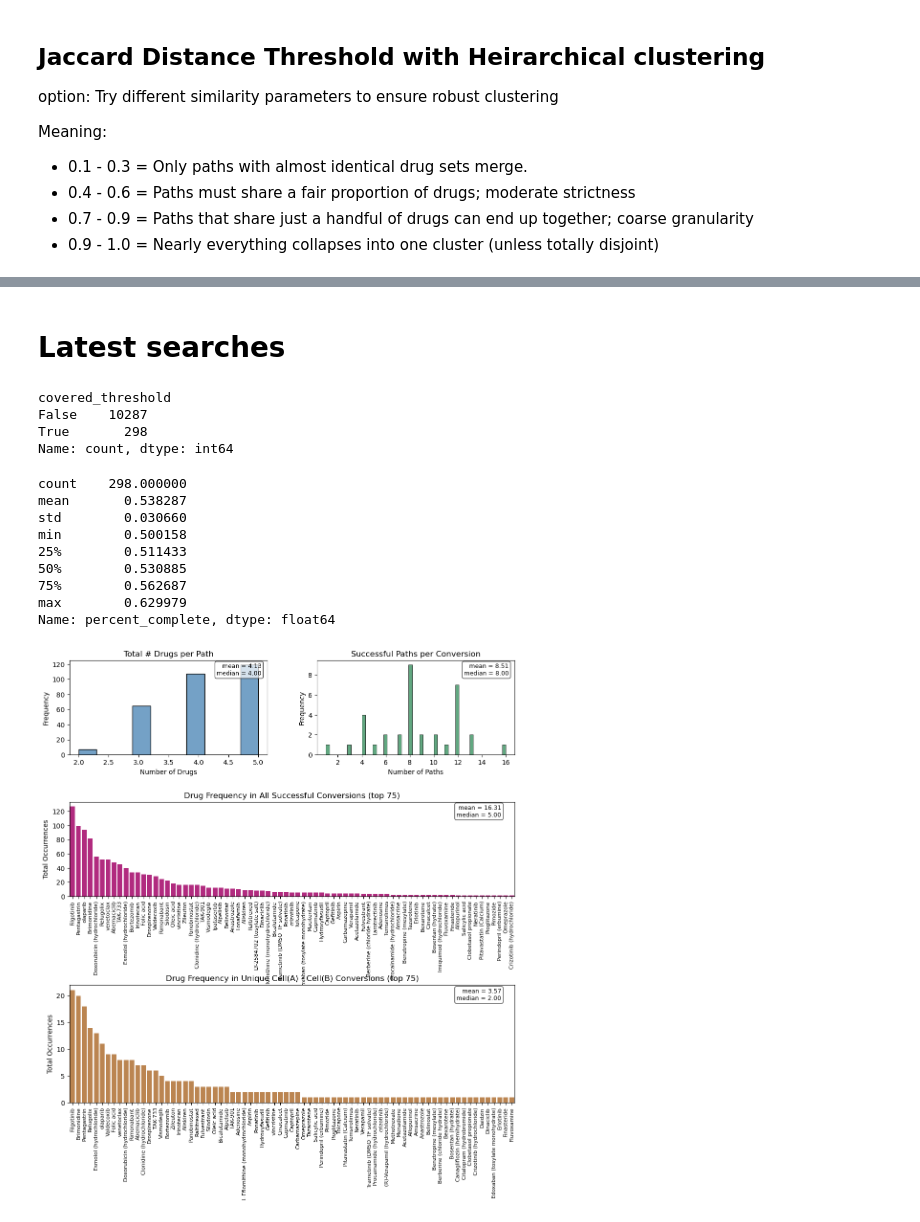
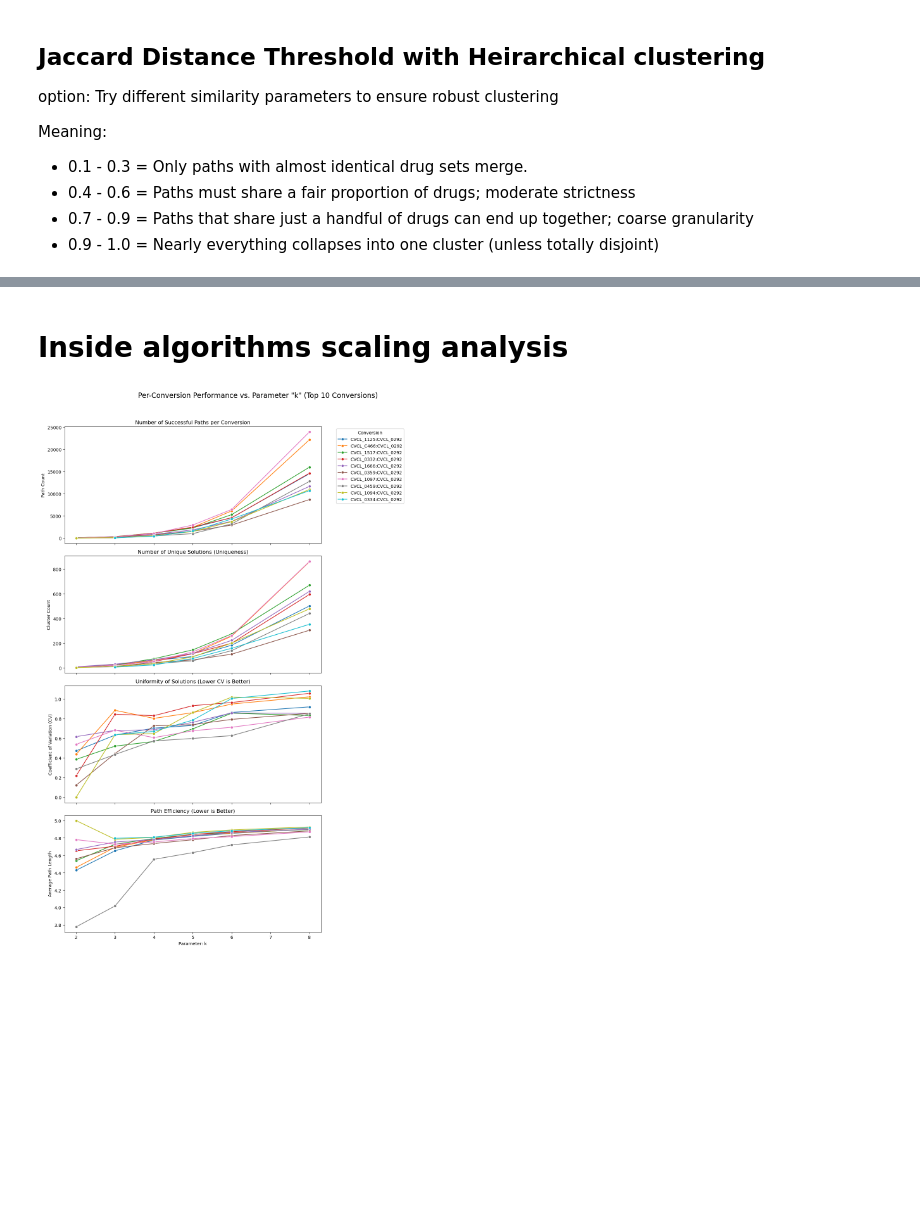
Before and after one commit to jbezney61/RL_single_cell, a Jupyter notebook: analysis/successful_paths_analytics.ipynb, the cells around one changed output, grey strips where cells are left out. Drawn from its saved outputs; the diff is of its cells as text; code cells hidden in the pictures; blank space fills up the shorter version.

```diff
--- a/analysis/successful_paths_analytics.ipynb
+++ b/analysis/successful_paths_analytics.ipynb
@@ -227,15 +133,0 @@ fig, axes = plot_path_and_conversion_stats(drug_matrix,
-# %%
-#now we can unsupervised cluster the conversions based on the drug matrix
-summary, detailed = cluster_all_conversions(
-    drug_matrix,
-    metric="jaccard",
-    distance_threshold=0.5,
-)
-
-#plot the summary of the clustering results
-fig, axes = plot_cluster_summary(
-    summary,
-    x_label="k-path",
-    figsize=(9, 5),
-    show=True
-)
@@ -244,39 +134,26 @@ fig, axes = plot_cluster_summary(
-# %% [markdown]
-# Latest searches
-# %%
-#read in the pickle file
-with open('../data_and_models/search_results_beam_k4_n5_debug.pkl', 'rb') as f:
-    df = pickle.load(f)
-print(df['covered_threshold'].value_counts())
-#filter down to only those that were successful
-df = df[df['covered_threshold']==True].copy()
-df['path'] = df['drug_sequence']
-# %% [output]
-covered_threshold
-False    10287
-True       298
-Name: count, dtype: int64
-# %%
-df['percent_complete'] = (df['starting_distance'] - df['final_distance'])/ df['starting_distance']
-df['percent_complete'].describe()
-# %% [output]
-count    298.000000
-mean       0.538287
-std        0.030660
-min        0.500158
-25%        0.511433
-50%        0.530885
-75%        0.562687
-max        0.629979
-Name: percent_complete, dtype: float64
-# %%
-#plot initial QC for the drug matrix - global metrics
-drug_matrix = build_conversion_drug_matrix(df)
-fig, axes = plot_path_and_conversion_stats(drug_matrix,
-                                    figsize=(12,12),
-                                    bins_drugs=10,
-                                    bins_conv=50,
-                                    top_n=75,
-                                    show=True)
-# %% [output]
-[figure, removed]
+# %% [markdown]
+# Inside algorithms scaling analysis
+# %%
+# This assumes the files are in the current directory.
+# If they are in a subdirectory, add the path (e.g., 'data_and_models/search_*')
+file_pattern = '../data_and_models/search_results_tree_k*_n5.pkl'
+files_to_analyze = glob.glob(file_pattern)
+
+# --- 2. Define the parameter name and the regex ---
+# The parameter you varied is 'k'.
+# The regex r'_k(\d+)_' finds the number between '_k' and '_'.
+param_name = 'k'
+param_regex = r'_k(\d+)_'
+
+# --- 3. Run the analysis ---
+if files_to_analyze:
+    results_summary, fig, axes = plot_per_conversion_trends(
+        file_paths=files_to_analyze,
+        param_name=param_name,
+        param_regex=param_regex,
+        top_n=10 # You can adjust how many top conversions to show
+    )
+else:
+    print(f"No files found matching the pattern: {file_pattern}")
+# %% [output]
+[figure, added]
```
Also changed, not shown: parts of 32 cells of this notebook, 16 other files.
